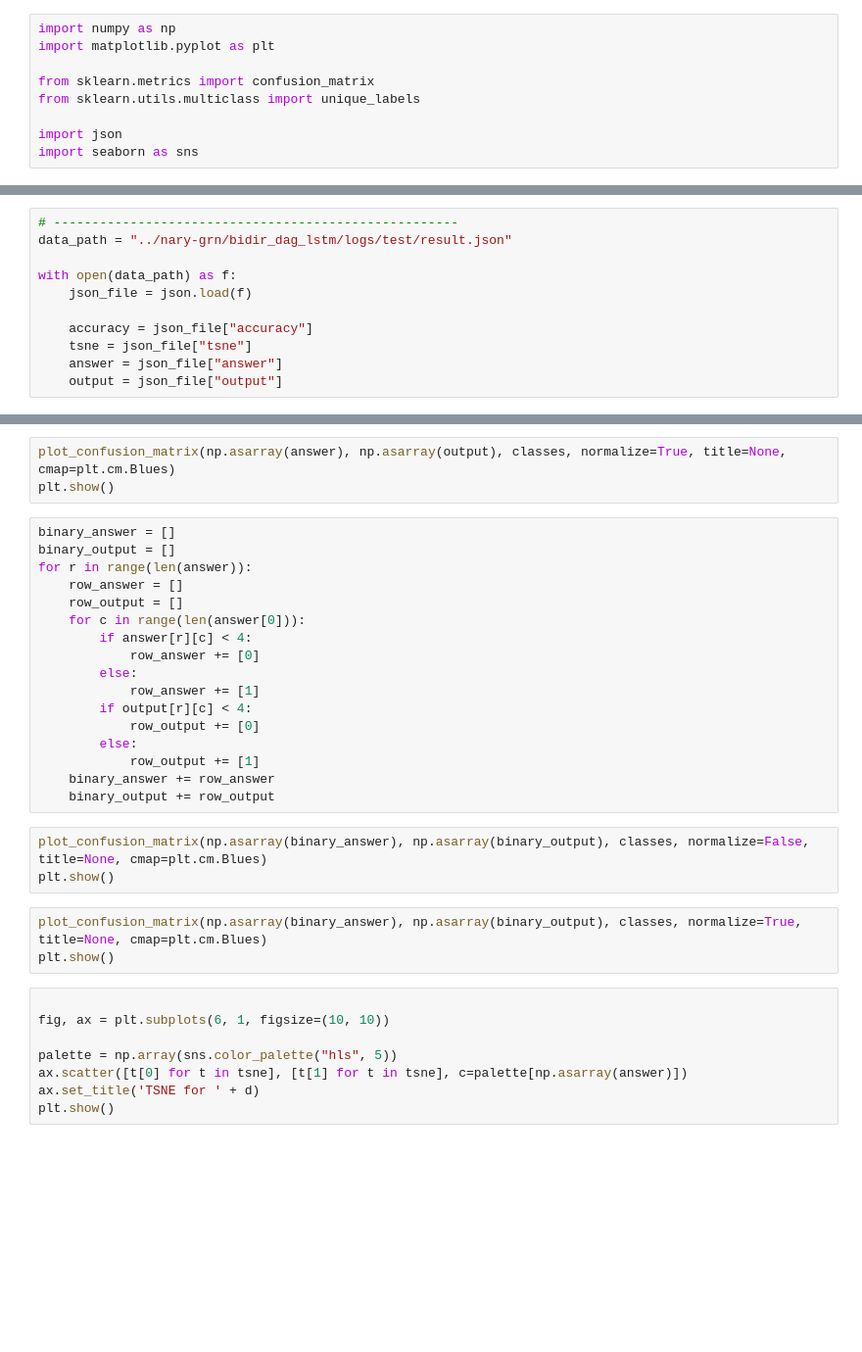
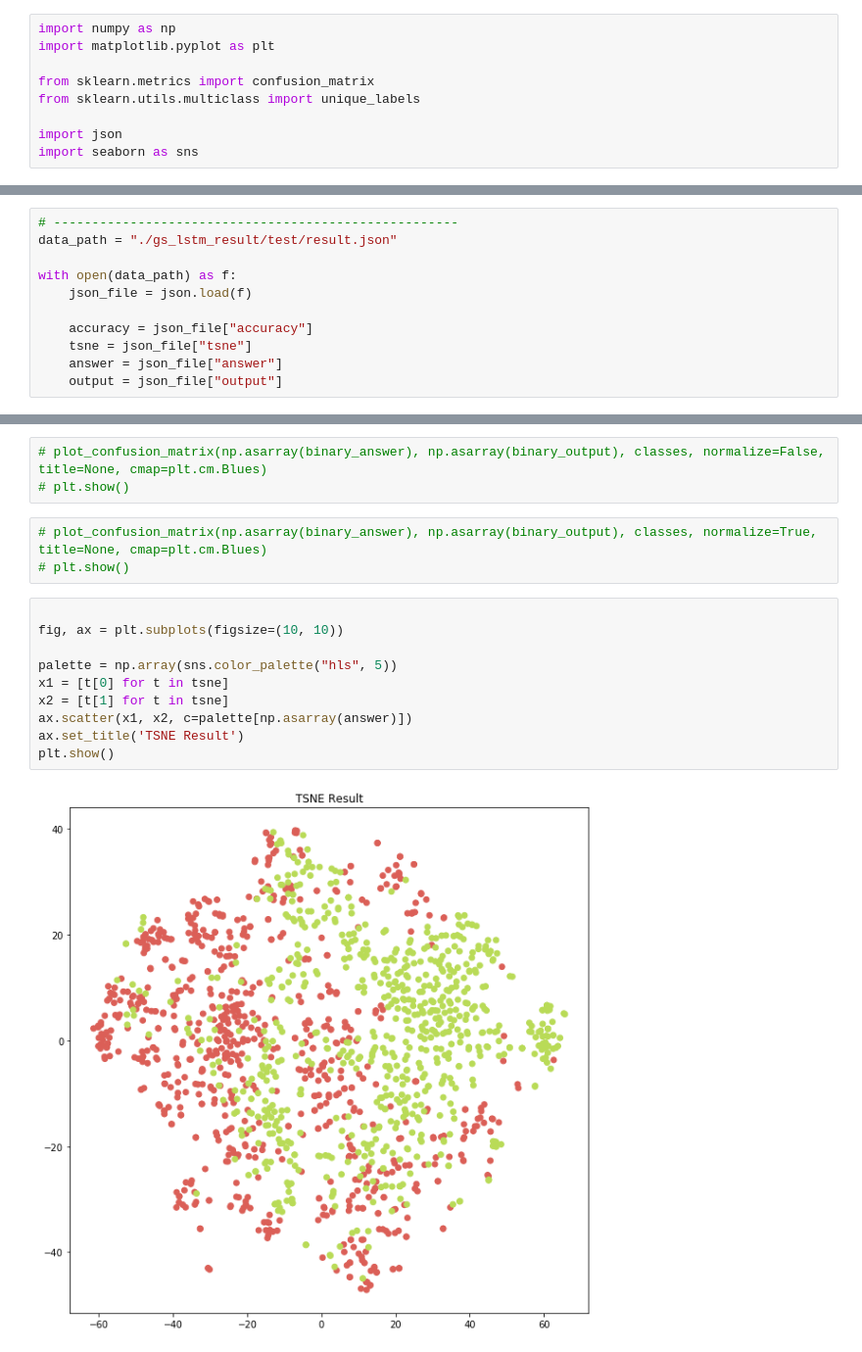
Before and after one commit to jk6033/capstone_project, a Jupyter notebook: Visualization_RE.ipynb, the cells around one changed output, grey strips where cells are left out. Shown at 98% size. Drawn from its saved outputs; the diff is of its cells as text; blank space fills up the shorter version.

Commit message:
fetch bidir_dag_lstm result

```diff
--- a/Visualization_RE.ipynb
+++ b/Visualization_RE.ipynb
@@ -72,7 +72,7 @@ def plot_confusion_matrix(y_true, y_pred, classes, normalize=False, title=None,
 # plt.show()
 # %%
 # -----------------------------------------------------
-data_path = "../nary-grn/bidir_dag_lstm/logs/test/result.json"
+data_path = "./gs_lstm_result/test/result.json"
 
 with open(data_path) as f:
     json_file = json.load(f)
@@ -89,34 +118,18 @@ plt.show()
+# %%
+# plot_confusion_matrix(np.asarray(binary_answer), np.asarray(binary_output), classes, normalize=False, title=None, cmap=plt.cm.Blues)
+# plt.show()
 # %%
-plot_confusion_matrix(np.asarray(answer), np.asarray(output), classes, normalize=True, title=None, cmap=plt.cm.Blues)
-plt.show()
+# plot_confusion_matrix(np.asarray(binary_answer), np.asarray(binary_output), classes, normalize=True, title=None, cmap=plt.cm.Blues)
+# plt.show()
-# %%
-binary_answer = []
-binary_output = []
-for r in range(len(answer)):
-    row_answer = []
-    row_output = []
-    for c in range(len(answer[0])):
-        if answer[r][c] < 4:
-            row_answer += [0]
-        else:
-            row_answer += [1]
-        if output[r][c] < 4:
-            row_output += [0]
-        else:
-            row_output += [1]
-    binary_answer += row_answer
-    binary_output += row_output
-# %%
-plot_confusion_matrix(np.asarray(binary_answer), np.asarray(binary_output), classes, normalize=False, title=None, cmap=plt.cm.Blues)
-plt.show()
-# %%
-plot_confusion_matrix(np.asarray(binary_answer), np.asarray(binary_output), classes, normalize=True, title=None, cmap=plt.cm.Blues)
-plt.show()
 # %%
 
-fig, ax = plt.subplots(6, 1, figsize=(10, 10))
+fig, ax = plt.subplots(figsize=(10, 10))
 
 palette = np.array(sns.color_palette("hls", 5))
-ax.scatter([t[0] for t in tsne], [t[1] for t in tsne], c=palette[np.asarray(answer)])
-ax.set_title('TSNE for ' + d)
+x1 = [t[0] for t in tsne]
+x2 = [t[1] for t in tsne]
+ax.scatter(x1, x2, c=palette[np.asarray(answer)])
+ax.set_title('TSNE Result')
 plt.show()
+# %% [output]
+[figure, added]
```
Also changed, not shown: parts of 5 cells of this notebook, 1 other file.
